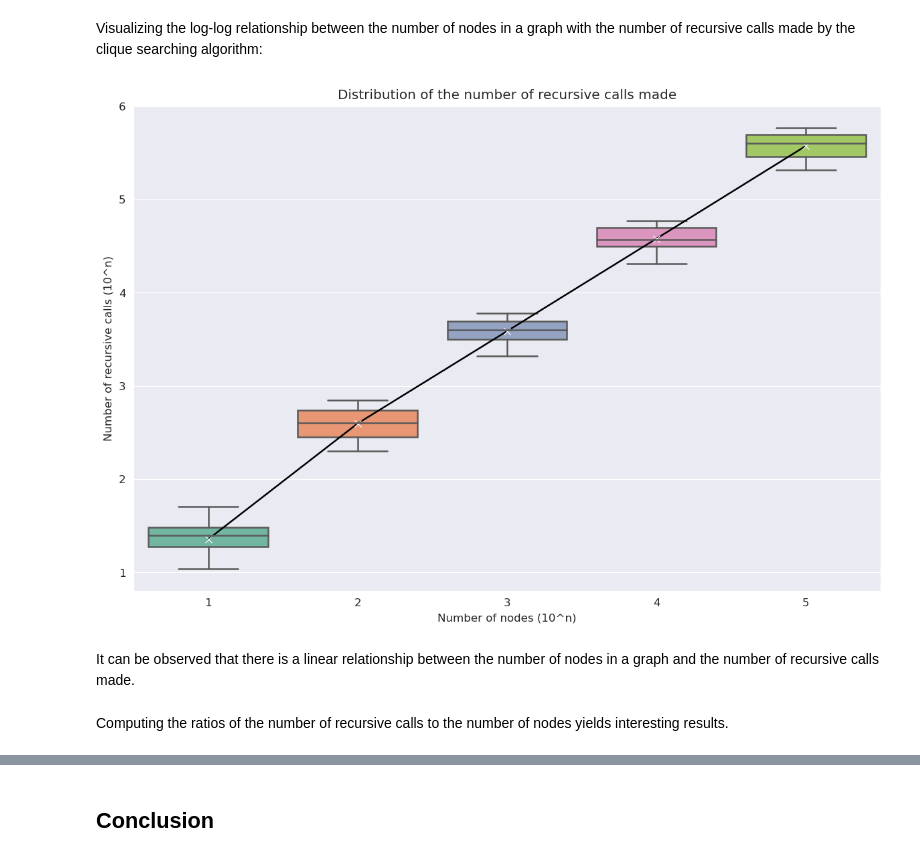
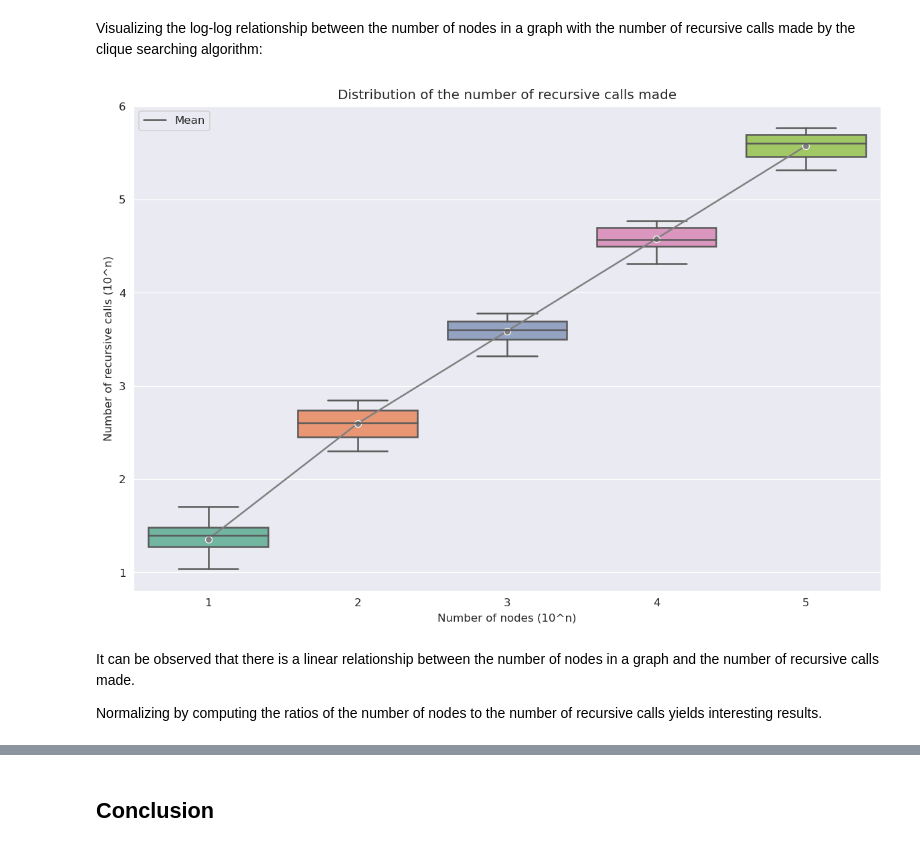
Before and after one commit to ribbas/grad_courses, a Jupyter notebook: 601.621_foundations_of_algorithms/proj/final.ipynb, the cells around one changed output, grey strips where cells are left out. Saved outputs shown, nothing was run; the diff lists cells and outputs as text; code cells hidden in the pictures.

```diff
--- a/601.621_foundations_of_algorithms/proj/final.ipynb
+++ b/601.621_foundations_of_algorithms/proj/final.ipynb
@@ -404,20 +424,44 @@ sns.set_style("darkgrid")
+# %%
+import matplotlib.pyplot as plt
+import seaborn as sns
+%matplotlib inline
+
+sns.set_style("darkgrid")
+
+
+def plot_bp_mean_line(ydata, title, ylabel):
+    """Plot a seaborn.boxplot of `ydata` and a seaborn.lineplot of the means of the
+    sublists of `ydata`
+
+    Params:
+        ydata <list(list(float))>: list of list of HraphGenerator attribute values
+        title <str>: title of the plot figure
+        ylabel <str>: label of the Y-axis of the figure
+    """
+    fig = plt.figure(figsize=(12, 8), dpi=120)
+
+    # generate boxplots of ydata
+    sns.boxplot(data=ydata, palette=sns.color_palette("Set2"))
+
+    # generate a line plot of the mean of ydata
+    sns.lineplot(data=[np.mean(i) for i in ydata], marker="o", color="gray")
+
+    plt.xlabel("Number of nodes (10^n)")
+    plt.ylabel(ylabel)
+    plt.xticks(plt.xticks()[0], num_nodes_list)
+    plt.legend(labels=["Mean"])
+    plt.title(title)
 # %% [markdown]
 Visualizing the log-log relationship between the number of nodes in a graph with the number of recursive calls made by the clique searching algorithm:
-# %%
-fig = plt.figure(figsize=(12, 8), dpi=120)
-
-# generate boxplots of the log10 of the number of recursive calls
-sns.boxplot(data=num_recursions, palette=sns.color_palette("Set2"))
-# generate a line plot of the mean of the log10 of the number of recursive calls
-sns.lineplot(data=[np.mean(i) for i in num_recursions], marker="x", color="black")
-
-plt.xlabel("Number of nodes (10^n)")
-plt.ylabel("Number of recursive calls (10^n)")
-plt.xticks(plt.xticks()[0], num_nodes_list)
-plt.title("Distribution of the number of recursive calls made");
-# %% [output]
-[figure, removed]
+# %%
+plot_bp_mean_line(
+    ydata=num_recursions,
+    title="Distribution of the number of recursive calls made",
+    ylabel="Number of recursive calls (10^n)"
+)
+# %% [output]
+[figure, added]
 # %% [markdown]
 It can be observed that there is a linear relationship between the number of nodes in a graph and the number of recursive calls made.
+
+Normalizing by computing the ratios of the number of nodes to the number of recursive calls yields interesting results.
-# %% [markdown]
-Computing the ratios of the number of recursive calls to the number of nodes yields interesting results.
```
Also changed, not shown: parts of 32 cells of this notebook.
